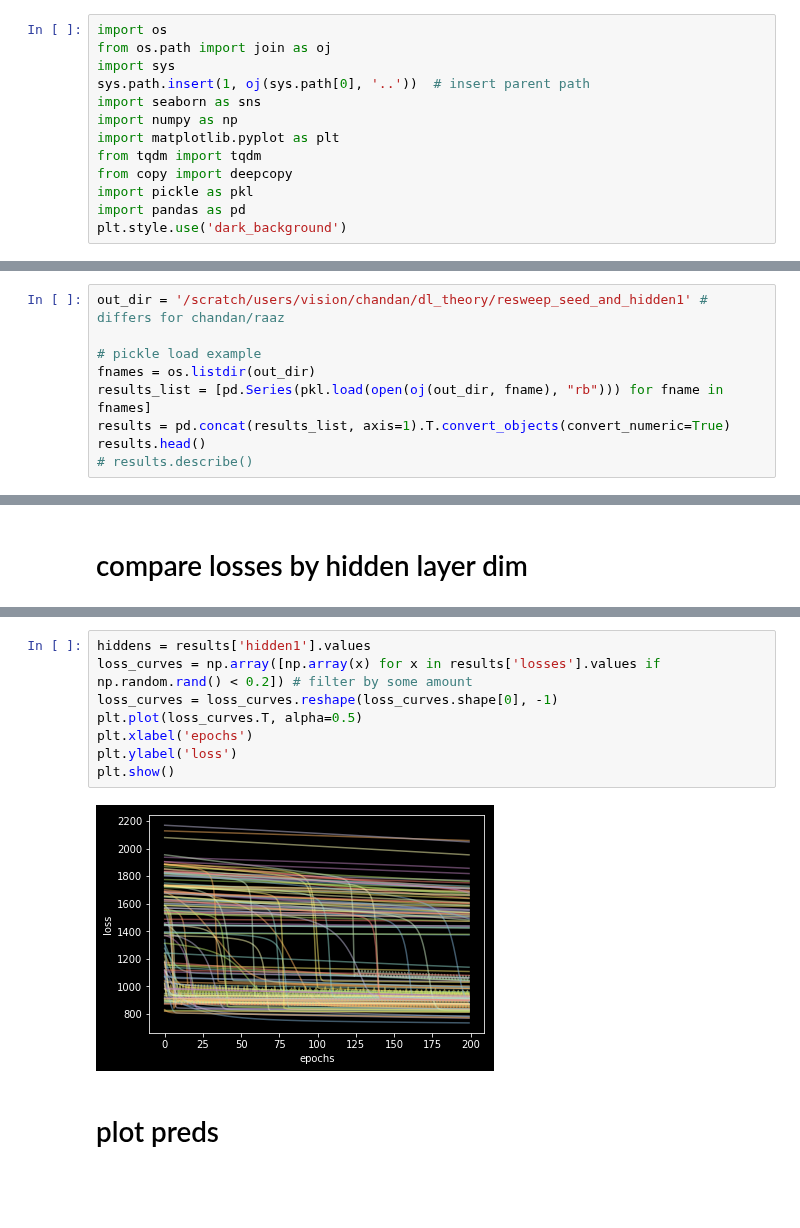
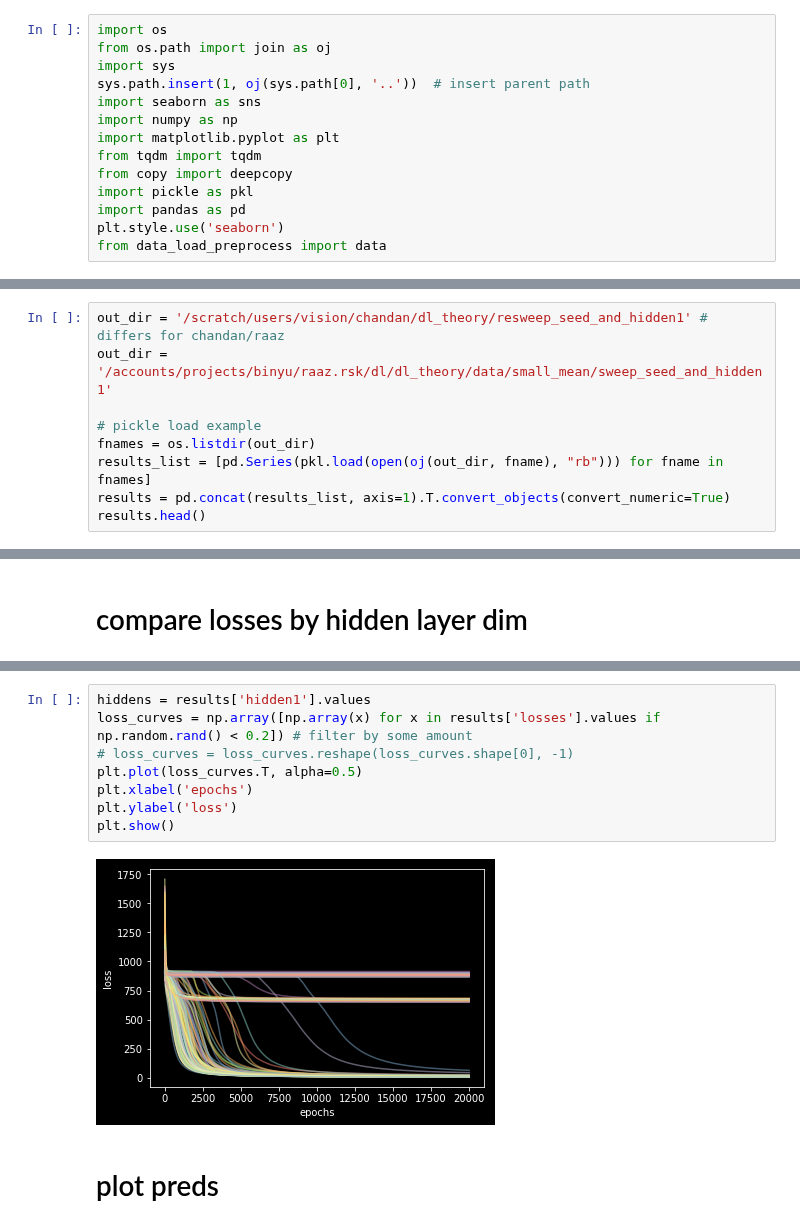
Before and after one commit to csinva/dnn-experiments, a Jupyter notebook: eda/analyze_sweeps.ipynb, the cells around one changed output, grey strips where cells are left out. Saved outputs shown, nothing was run; the diff lists cells and outputs as text; blank space fills up the shorter version.

```diff
--- a/eda/analyze_sweeps.ipynb
+++ b/eda/analyze_sweeps.ipynb
@@ -10,4 +10,5 @@ from tqdm import tqdm
 from copy import deepcopy
 import pickle as pkl
 import pandas as pd
-plt.style.use('dark_background')
+plt.style.use('seaborn')
+from data_load_preprocess import data
@@ -15,12 +19,12 @@ plt.style.use('dark_background')
 # load results from a directory
 # %%
 out_dir = '/scratch/users/vision/chandan/dl_theory/resweep_seed_and_hidden1' # differs for chandan/raaz
+out_dir = '/accounts/projects/binyu/raaz.rsk/dl/dl_theory/data/small_mean/sweep_seed_and_hidden1'
 
 # pickle load example
 fnames = os.listdir(out_dir)
 results_list = [pd.Series(pkl.load(open(oj(out_dir, fname), "rb"))) for fname in fnames]
 results = pd.concat(results_list, axis=1).T.convert_objects(convert_numeric=True)
 results.head()
-# results.describe()
 # %% [output]
 For all other conversions use the data-type specific converters pd.to_datetime, pd.to_timedelta and pd.to_numeric.
@@ -67,13 +85,13 @@ plt.show()
 # %%
 hiddens = results['hidden1'].values
 loss_curves = np.array([np.array(x) for x in results['losses'].values if np.random.rand() < 0.2]) # filter by some amount
-loss_curves = loss_curves.reshape(loss_curves.shape[0], -1)
+# loss_curves = loss_curves.reshape(loss_curves.shape[0], -1)
 plt.plot(loss_curves.T, alpha=0.5)
 plt.xlabel('epochs')
 plt.ylabel('loss')
 plt.show()
 # %% [output]
-[figure, old version]
+[figure, new version]
 # %% [markdown]
 # plot preds
 # %%
```
Also changed, not shown: parts of 9 cells of this notebook, 1 other file.
